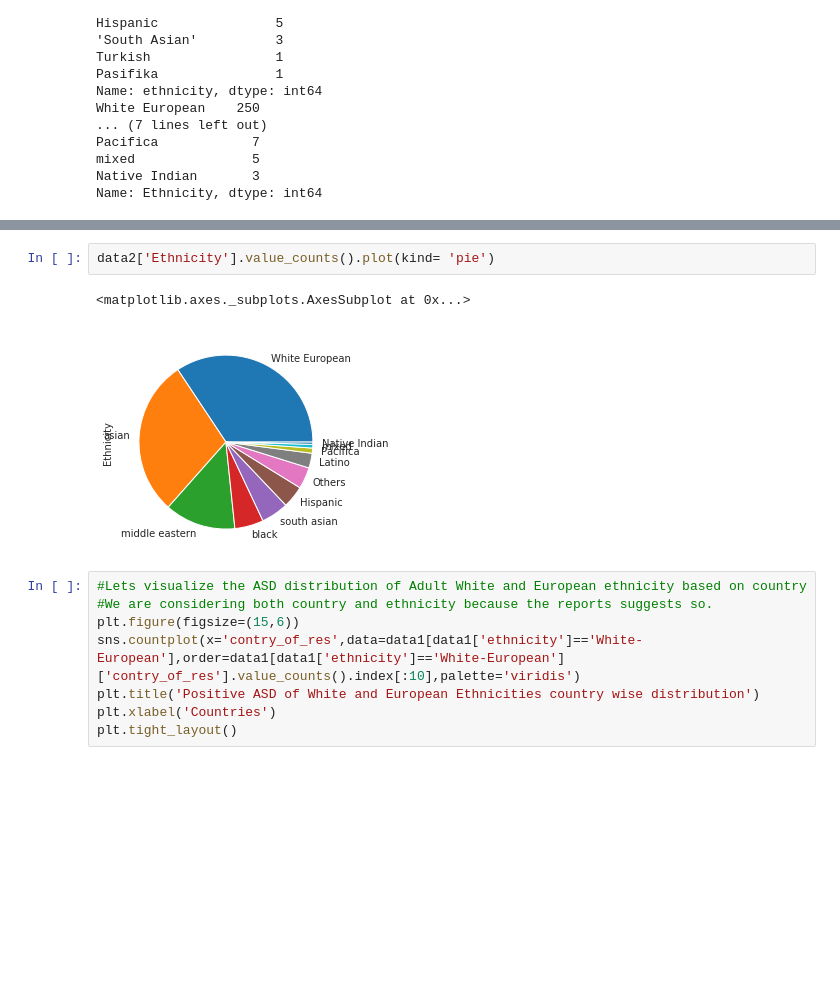
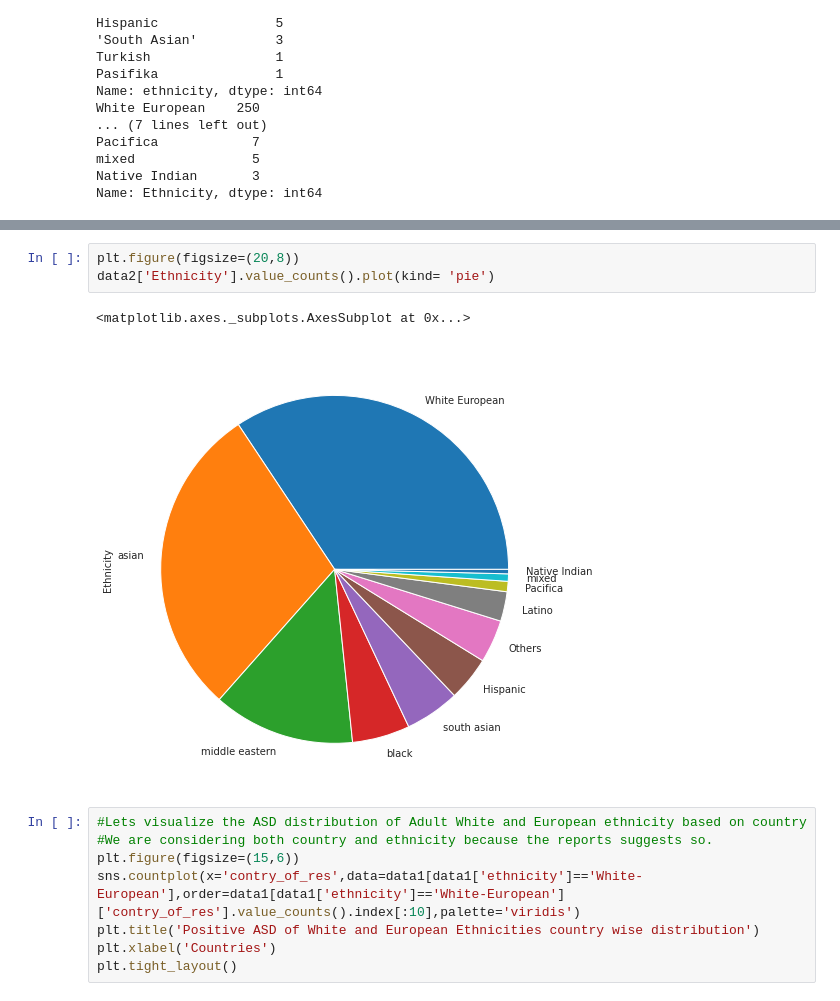
Before and after one commit to srikarpavan/cloud-computing-autism-data-analysis, a Jupyter notebook: autismprediction.ipynb, the cells around one changed output, grey strips where cells are left out. Drawn from its saved outputs; the diff is of its cells as text; blank space fills up the shorter version.

```diff
--- a/autismprediction.ipynb
+++ b/autismprediction.ipynb
@@ -171,8 +220,9 @@ data1['ethnicity'].value_counts().plot(kind='pie')
 # %%
+plt.figure(figsize=(20,8))
 data2['Ethnicity'].value_counts().plot(kind= 'pie')
 # %% [output]
 <matplotlib.axes._subplots.AxesSubplot at 0x...>
-[figure, old version]
+[figure, new version]
 # %%
 #Lets visualize the ASD distribution of Adult White and European ethnicity based on country
 #We are considering both country and ethnicity because the reports suggests so.
```
Also changed, not shown: parts of 12 cells of this notebook.
